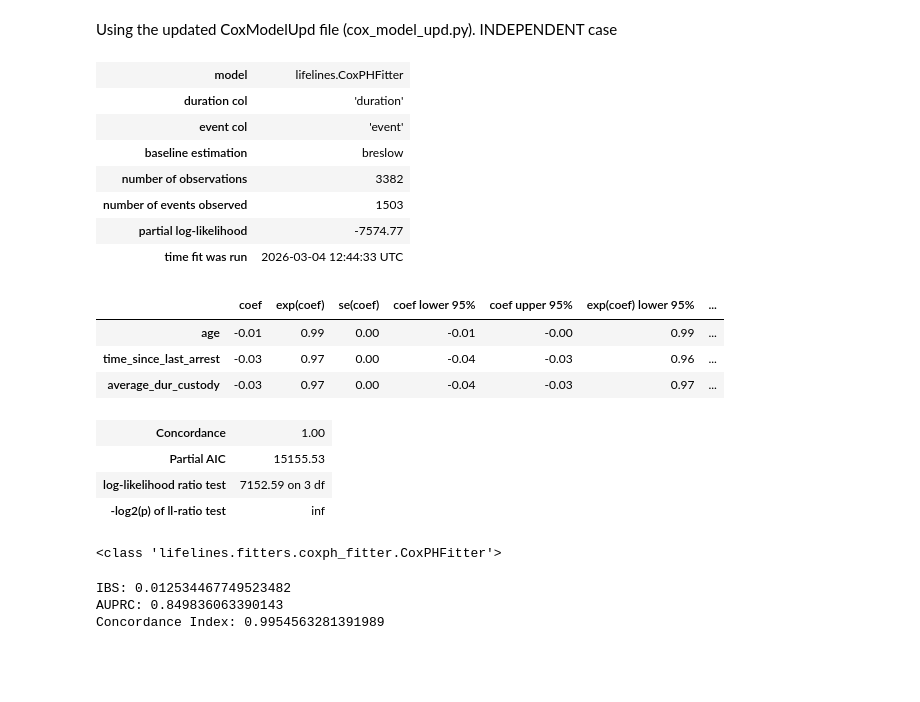
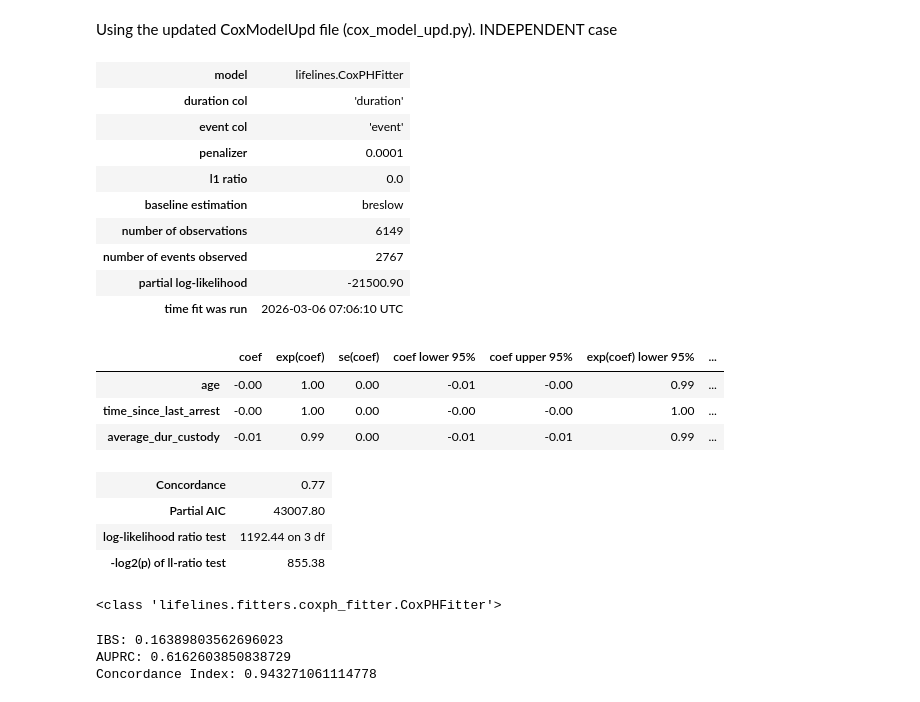
Before and after one commit to DKoleda6/recurrent_event, a Jupyter notebook: exp_jupyter.ipynb, the cells around one changed output. Cells and saved outputs as stored; diff of their text form; code cells hidden in the pictures; blank space fills up the shorter version.

```diff
--- a/exp_jupyter.ipynb
+++ b/exp_jupyter.ipynb
@@ -67,12 +74,12 @@ df
 # %%
-# importlib.reload(data.data_processor)
+'''# importlib.reload(data.data_processor)
 
 processor = DataProcessor("data/individual_custody_timeline_rfm.csv")
 cox_df = processor.load_and_prepare()
-'''cox_df = pd.get_dummies(
+cox_df = pd.get_dummies(
     cox_df,
     columns=["sex", "race"],
     drop_first=True
-)'''
-cox_df.head()
+)
+cox_df.head(20)'''
 # %% [output]
@@ -664,38 +728,41 @@ Concordance Index: 0.7116620005947137
 Using the updated CoxModelUpd file (cox_model_upd.py). INDEPENDENT case
 # %%
 # INDEPENDENT
-train_ind = train_df.drop_duplicates("name").copy()
+train_ind = train_df.copy() #.drop_duplicates("name").copy()
 train_ind["duration"] = train_ind["time"] - train_ind["entry"]
 
 features3 = [c for c in train_ind.columns
             if c not in ["name", "entry", "time", "duration", "event", "dur", "episode_col"]]
 
 cols_for_model3 = ["duration", "event"] + features3
-train_model_df3 = train_ind[cols_for_model3].copy()
+train_model_df3 = train_ind[cols_for_model3].copy().fillna(-1)
 
 model3 = CoxModelUpd(
     features=features3,
-    mode="independent"
+    mode="independent",
+    penalizer=0.0001
 )
 
 model3.fit(train_model_df3)
 # %% [output]
 | model | lifelines.CoxPHFitter |
 | duration col | 'duration' |
 | event col | 'event' |
+| penalizer | 0.0001 |
+| l1 ratio | 0.0 |
 | baseline estimation | breslow |
-| number of observations | 3382 |
-| number of events observed | 1503 |
-| partial log-likelihood | -7574.77 |
-| time fit was run | 2026-03-04 12:44:33 UTC |
+| number of observations | 6149 |
+| number of events observed | 2767 |
+| partial log-likelihood | -21500.90 |
+| time fit was run | 2026-03-06 07:06:10 UTC |
 |  | coef | exp(coef) | se(coef) | coef lower 95% | coef upper 95% | exp(coef) lower 95% | ... |
-| age | -0.01 | 0.99 | 0.00 | -0.01 | -0.00 | 0.99 | ... |
-| time_since_last_arrest | -0.03 | 0.97 | 0.00 | -0.04 | -0.03 | 0.96 | ... |
-| average_dur_custody | -0.03 | 0.97 | 0.00 | -0.04 | -0.03 | 0.97 | ... |
+| age | -0.00 | 1.00 | 0.00 | -0.01 | -0.00 | 0.99 | ... |
+| time_since_last_arrest | -0.00 | 1.00 | 0.00 | -0.00 | -0.00 | 1.00 | ... |
+| average_dur_custody | -0.01 | 0.99 | 0.00 | -0.01 | -0.01 | 0.99 | ... |
-| Concordance | 1.00 |
-| Partial AIC | 15155.53 |
-| log-likelihood ratio test | 7152.59 on 3 df |
-| -log2(p) of ll-ratio test | inf |
+| Concordance | 0.77 |
+| Partial AIC | 43007.80 |
+| log-likelihood ratio test | 1192.44 on 3 df |
+| -log2(p) of ll-ratio test | 855.38 |
 <class 'lifelines.fitters.coxph_fitter.CoxPHFitter'>
 # %%
 from lifelines.utils import concordance_index
@@ -707,7 +774,7 @@ test_ind = test_df.drop_duplicates("name").copy()
 test_ind["duration"] = test_ind["time"] - test_ind["entry"]
 
 test_model_df3 = test_ind[cols_for_model3].copy()
-test_model_df3 = test_model_df3.reset_index(drop=True)
+test_model_df3 = test_model_df3.reset_index(drop=True).fillna(-1)
 
 train_dur3 = train_model_df3["duration"]
 horizon3 = np.quantile(train_dur3, 0.95)
@@ -715,7 +782,7 @@ horizon3 = np.quantile(train_dur3, 0.95)
 times3 = np.linspace(0, horizon3, 200)
 times3 = np.asarray(times3, dtype=np.float64)
 
-predictions3 = model3.predict_survival(test_model_df3, times3)
+predictions3 = model3.predict_survival(test_model_df3.drop(["duration", "event"], axis=1, inplace=False), times3)
 estimate3 = predictions3.values.astype(np.float64)
 
 test_dur3 = test_model_df3["duration"]
@@ -778,6 +845,6 @@ ci_metric3 = concordance_index(
 )
 print("Concordance Index:", ci_metric3)
 # %% [output]
-IBS: 0.012534467749523482
-AUPRC: 0.849836063390143
-Concordance Index: 0.9954563281391989
+IBS: 0.16389803562696023
+AUPRC: 0.6162603850838729
+Concordance Index: 0.943271061114778
```
Also changed, not shown: parts of 32 cells of this notebook, 3 other files.
